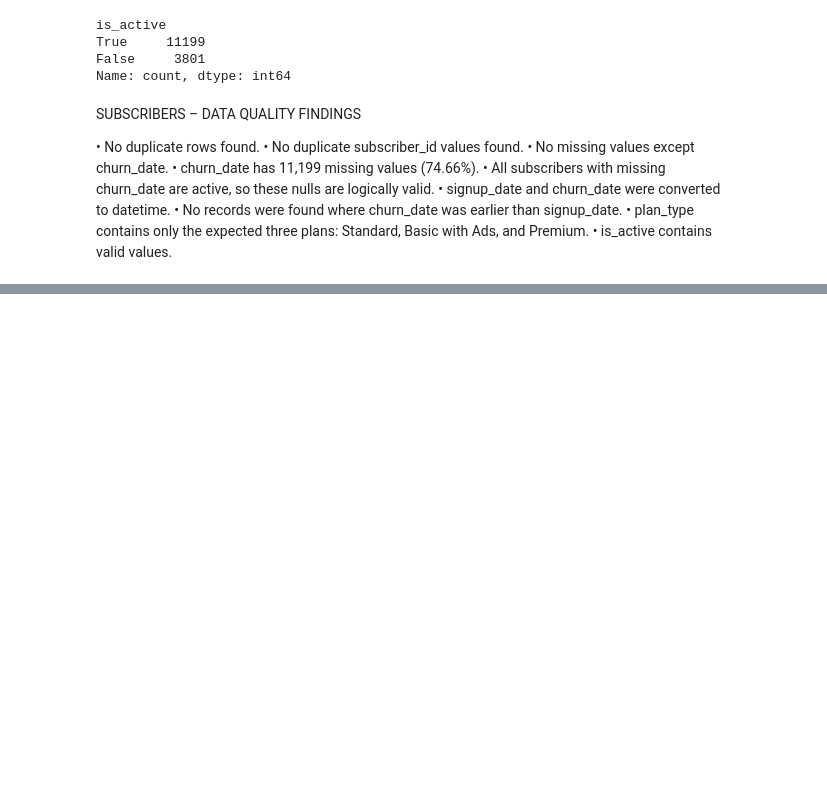
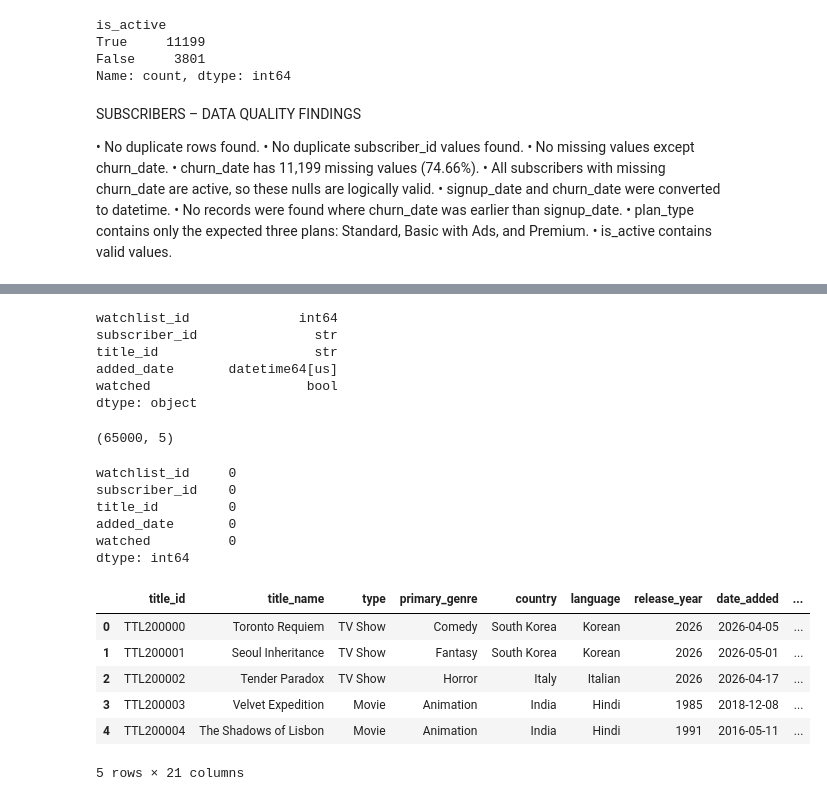
Before and after one commit to assthakochar6-da/streamflix-project, a Jupyter notebook: Phase1_DataCleaning_asstha.ipynb, the cells around one changed output, grey strips where cells are left out. Drawn from its saved outputs; the diff is of its cells as text; code cells hidden in the pictures; blank space fills up the shorter version.

```diff
--- a/Phase1_DataCleaning_asstha.ipynb
+++ b/Phase1_DataCleaning_asstha.ipynb
@@ -7,6 +7,7 @@ reviews = pd.read_csv(r"D:\\Asstha\\streamflix project\\ff5a102e4361911d42cef9e2
 subscribers = pd.read_csv(r"D:\\Asstha\\streamflix project\\ff5a102e4361911d42cef9e21cda23d0\\subscribers.csv")
 watch_history = pd.read_csv(r"D:\\Asstha\\streamflix project\\ff5a102e4361911d42cef9e21cda23d0\\watch_history.csv")
 watchlist = pd.read_csv(r"D:\\Asstha\\streamflix project\\ff5a102e4361911d42cef9e21cda23d0\\watchlist.csv")
+titles = pd.read_csv(r"D:\\Asstha\\streamflix project\\ff5a102e4361911d42cef9e21cda23d0\\titles.csv")
 # %%
 rating.head()
 # %% [output]
@@ -264,0 +373,9 @@ SUBSCRIBERS – DATA QUALITY FINDINGS
+# %%
+watchlist.dtypes
+# %% [output]
+watchlist_id              int64
+subscriber_id               str
+title_id                    str
+added_date       datetime64[us]
+watched                    bool
+dtype: object
@@ -264,0 +384,23 @@ SUBSCRIBERS – DATA QUALITY FINDINGS
+# %%
+watchlist.shape
+# %% [output]
+(65000, 5)
+# %%
+watchlist.isnull().sum()
+# %% [output]
+watchlist_id     0
+subscriber_id    0
+title_id         0
+added_date       0
+watched          0
+dtype: int64
+# %%
+titles.head()
+# %% [output]
+|  | title_id | title_name | type | primary_genre | country | language | release_year | date_added | ... |
+| 0 | TTL200000 | Toronto Requiem | TV Show | Comedy | South Korea | Korean | 2026 | 2026-04-05 | ... |
+| 1 | TTL200001 | Seoul Inheritance | TV Show | Fantasy | South Korea | Korean | 2026 | 2026-05-01 | ... |
+| 2 | TTL200002 | Tender Paradox | TV Show | Horror | Italy | Italian | 2026 | 2026-04-17 | ... |
+| 3 | TTL200003 | Velvet Expedition | Movie | Animation | India | Hindi | 1985 | 2018-12-08 | ... |
+| 4 | TTL200004 | The Shadows of Lisbon | Movie | Animation | India | Hindi | 1991 | 2016-05-11 | ... |
+5 rows × 21 columns
```
Also changed, not shown: parts of 21 cells of this notebook.
